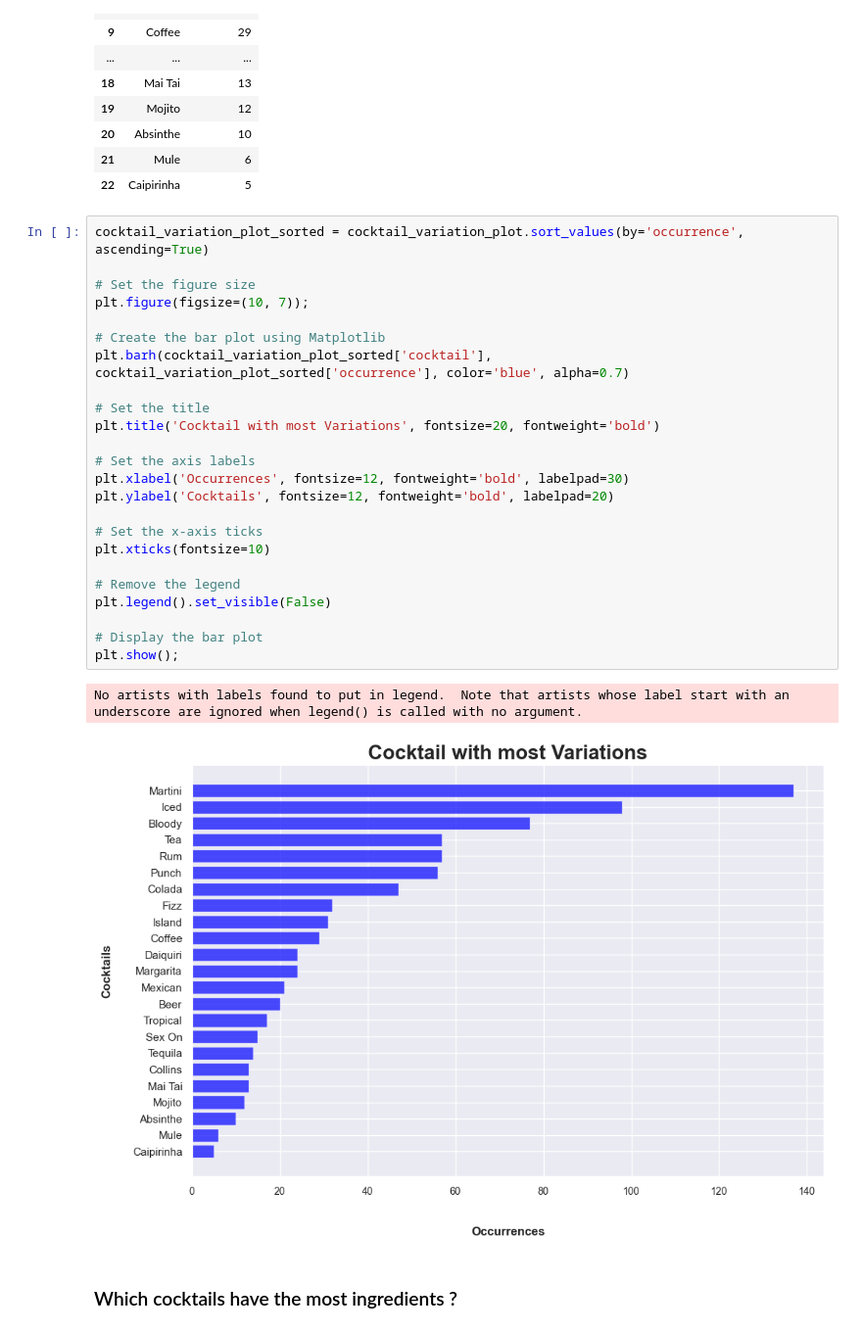
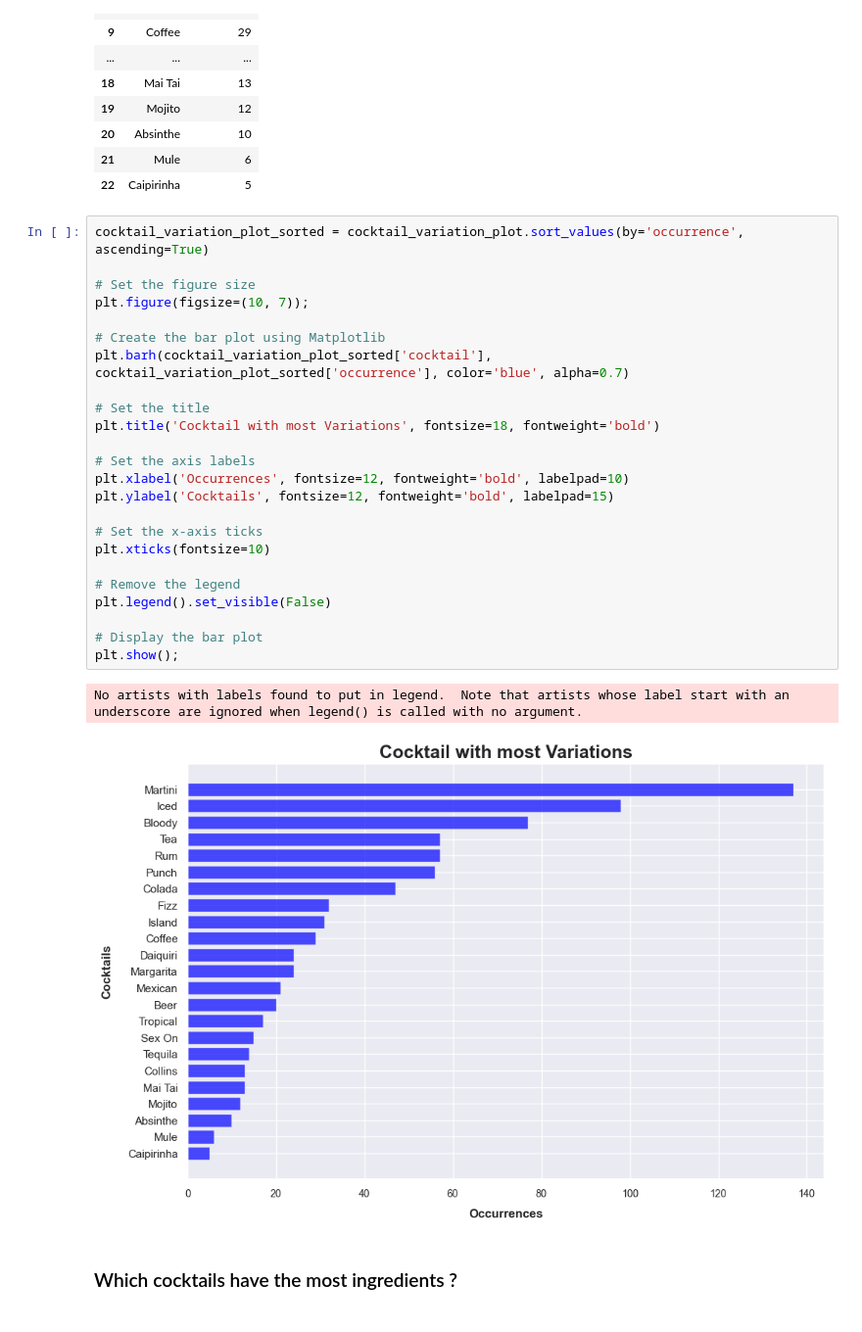
Before and after one commit to Lucien-Stephane-Ld/certification-project-DAFT410, a Jupyter notebook: data_visualization.ipynb, the cells around one changed output. Shown at 98% size. Saved outputs shown, nothing was run; the diff lists cells and outputs as text.

```diff
--- a/data_visualization.ipynb
+++ b/data_visualization.ipynb
@@ -338,30 +338,30 @@ cocktail_variation_plot
 # %%
 cocktail_variation_plot_sorted = cocktail_variation_plot.sort_values(by='occurrence', ascending=True)
 
 # Set the figure size
 plt.figure(figsize=(10, 7));
 
 # Create the bar plot using Matplotlib
 plt.barh(cocktail_variation_plot_sorted['cocktail'], cocktail_variation_plot_sorted['occurrence'], color='blue', alpha=0.7)
 
 # Set the title
-plt.title('Cocktail with most Variations', fontsize=20, fontweight='bold')
+plt.title('Cocktail with most Variations', fontsize=18, fontweight='bold')
 
 # Set the axis labels
-plt.xlabel('Occurrences', fontsize=12, fontweight='bold', labelpad=30)
-plt.ylabel('Cocktails', fontsize=12, fontweight='bold', labelpad=20)
+plt.xlabel('Occurrences', fontsize=12, fontweight='bold', labelpad=10)
+plt.ylabel('Cocktails', fontsize=12, fontweight='bold', labelpad=15)
 
 # Set the x-axis ticks
 plt.xticks(fontsize=10)
 
 # Remove the legend
 plt.legend().set_visible(False)
 
 # Display the bar plot
 plt.show();
 # %% [output]
 No artists with labels found to put in legend.  Note that artists whose label start with an underscore are ignored when legend() is called with no argument.
-[figure, old version]
+[figure, new version]
 # %% [markdown]
 ### Which cocktails have the most ingredients ?
 # %%
```
Also changed, not shown: parts of 2 cells of this notebook, 3 other files.
